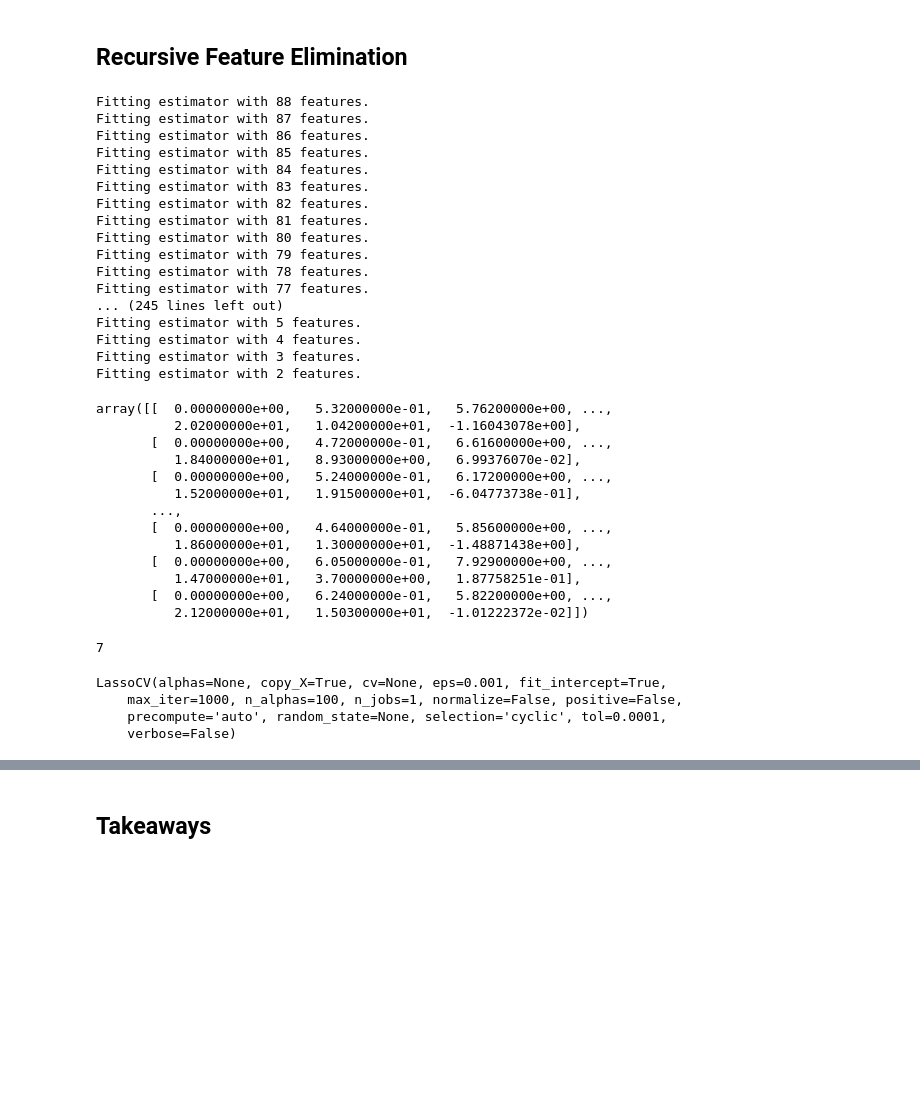
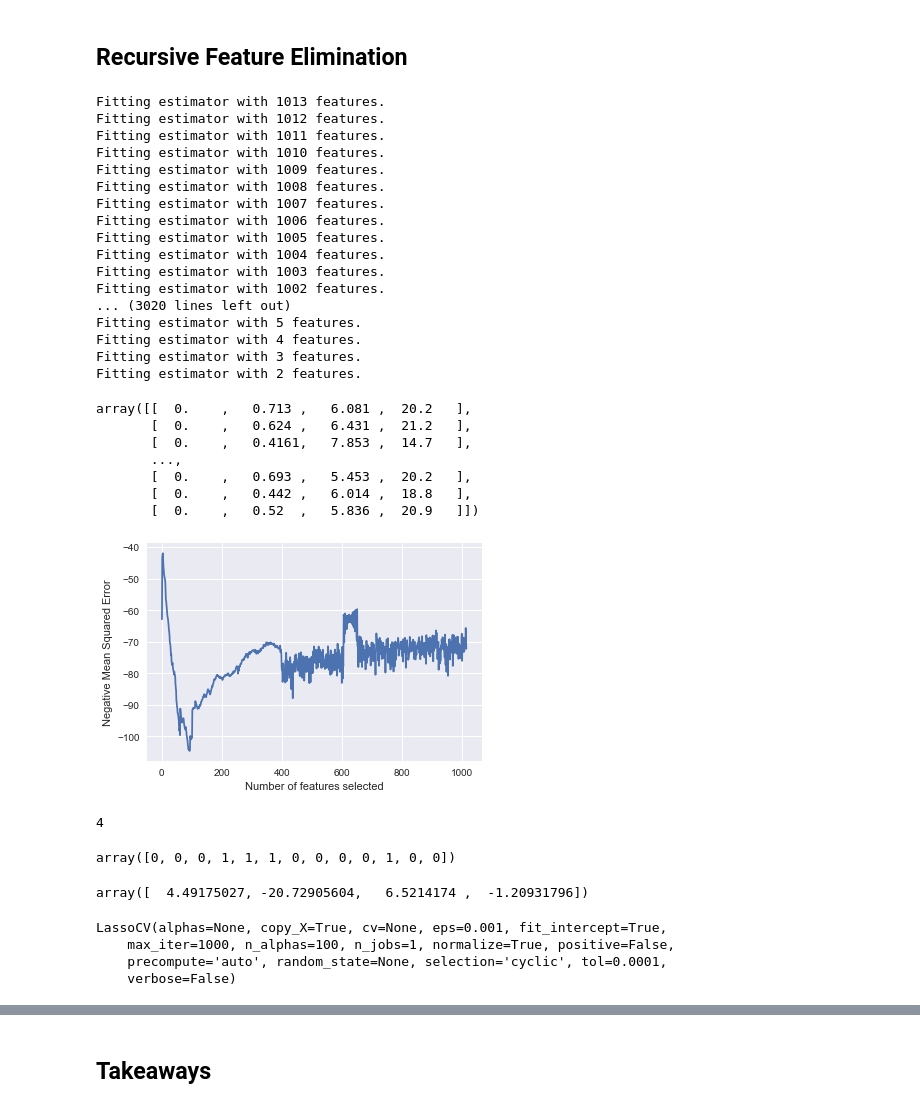
Before and after one commit to lstmemery/pydata2017-lighteningtalk, a Jupyter notebook: rfe_lasso.ipynb, the cells around one changed output, grey strips where cells are left out. Saved outputs shown, nothing was run; the diff lists cells and outputs as text; code cells hidden in the pictures; blank space fills up the shorter version.

```diff
--- a/rfe_lasso.ipynb
+++ b/rfe_lasso.ipynb
@@ -42,57 +48,67 @@ X.shape, y.shape
 # %% [markdown]
 ## Add a whole bunch of useless features
 # %%
-noise = npr.normal(size=(506, 100),)
+noise = npr.normal(size=(506, 1000),)
 noisy_X = np.hstack([X, noise])
 # %%
 train_X, test_X, train_y, test_y = split = train_test_split(noisy_X, y, test_size = 0.25)
 # %% [markdown]
 ## Recursive Feature Elimination
 # %%
-estimator = LinearRegression()
+estimator = LinearRegression(normalize=True)
 rfe = RFECV(estimator, verbose = 1, scoring = 'neg_mean_squared_error')
 rfe.fit_transform(train_X, train_y)
 # %% [output]
-Fitting estimator with 88 features.
-Fitting estimator with 87 features.
-Fitting estimator with 86 features.
-Fitting estimator with 85 features.
-Fitting estimator with 84 features.
-Fitting estimator with 83 features.
-Fitting estimator with 82 features.
-Fitting estimator with 81 features.
-Fitting estimator with 80 features.
-Fitting estimator with 79 features.
-Fitting estimator with 78 features.
-Fitting estimator with 77 features.
-... (245 lines left out)
+Fitting estimator with 1013 features.
+Fitting estimator with 1012 features.
+Fitting estimator with 1011 features.
+Fitting estimator with 1010 features.
+Fitting estimator with 1009 features.
+Fitting estimator with 1008 features.
+Fitting estimator with 1007 features.
+Fitting estimator with 1006 features.
+Fitting estimator with 1005 features.
+Fitting estimator with 1004 features.
+Fitting estimator with 1003 features.
+Fitting estimator with 1002 features.
+... (3020 lines left out)
 Fitting estimator with 5 features.
 Fitting estimator with 4 features.
 Fitting estimator with 3 features.
 Fitting estimator with 2 features.
-array([[  0.00000000e+00,   5.32000000e-01,   5.76200000e+00, ...,
-          2.02000000e+01,   1.04200000e+01,  -1.16043078e+00],
-       [  0.00000000e+00,   4.72000000e-01,   6.61600000e+00, ...,
-          1.84000000e+01,   8.93000000e+00,   6.99376070e-02],
-       [  0.00000000e+00,   5.24000000e-01,   6.17200000e+00, ...,
-          1.52000000e+01,   1.91500000e+01,  -6.04773738e-01],
+array([[  0.    ,   0.713 ,   6.081 ,  20.2   ],
+       [  0.    ,   0.624 ,   6.431 ,  21.2   ],
+       [  0.    ,   0.4161,   7.853 ,  14.7   ],
        ...,
-       [  0.00000000e+00,   4.64000000e-01,   5.85600000e+00, ...,
-          1.86000000e+01,   1.30000000e+01,  -1.48871438e+00],
-       [  0.00000000e+00,   6.05000000e-01,   7.92900000e+00, ...,
-          1.47000000e+01,   3.70000000e+00,   1.87758251e-01],
-       [  0.00000000e+00,   6.24000000e-01,   5.82200000e+00, ...,
-          2.12000000e+01,   1.50300000e+01,  -1.01222372e-02]])
+       [  0.    ,   0.693 ,   5.453 ,  20.2   ],
+       [  0.    ,   0.442 ,   6.014 ,  18.8   ],
+       [  0.    ,   0.52  ,   5.836 ,  20.9   ]])
+# %%
+plt.figure()
+plt.xlabel("Number of features selected")
+plt.ylabel("Negative Mean Squared Error")
+plt.plot(range(1, len(rfe.grid_scores_) + 1), rfe.grid_scores_)
+plt.show()
+# %% [output]
+[figure, added]
 # %%
 rfe.n_features_
 # %% [output]
-7
+4
+# %%
+rfe.support_[:13].astype(int)
+# %% [output]
+array([0, 0, 0, 1, 1, 1, 0, 0, 0, 0, 1, 0, 0])
+# %%
+rfe.estimator_.coef_
+# %% [output]
+array([  4.49175027, -20.72905604,   6.5214174 ,  -1.20931796])
 # %%
-lasso = LassoCV()
+lasso = LassoCV(normalize=True)
 lasso.fit(train_X, train_y)
 # %% [output]
 LassoCV(alphas=None, copy_X=True, cv=None, eps=0.001, fit_intercept=True,
-    max_iter=1000, n_alphas=100, n_jobs=1, normalize=False, positive=False,
+    max_iter=1000, n_alphas=100, n_jobs=1, normalize=True, positive=False,
     precompute='auto', random_state=None, selection='cyclic', tol=0.0001,
     verbose=False)
 # %%
```
Also changed, not shown: parts of 7 cells of this notebook.
